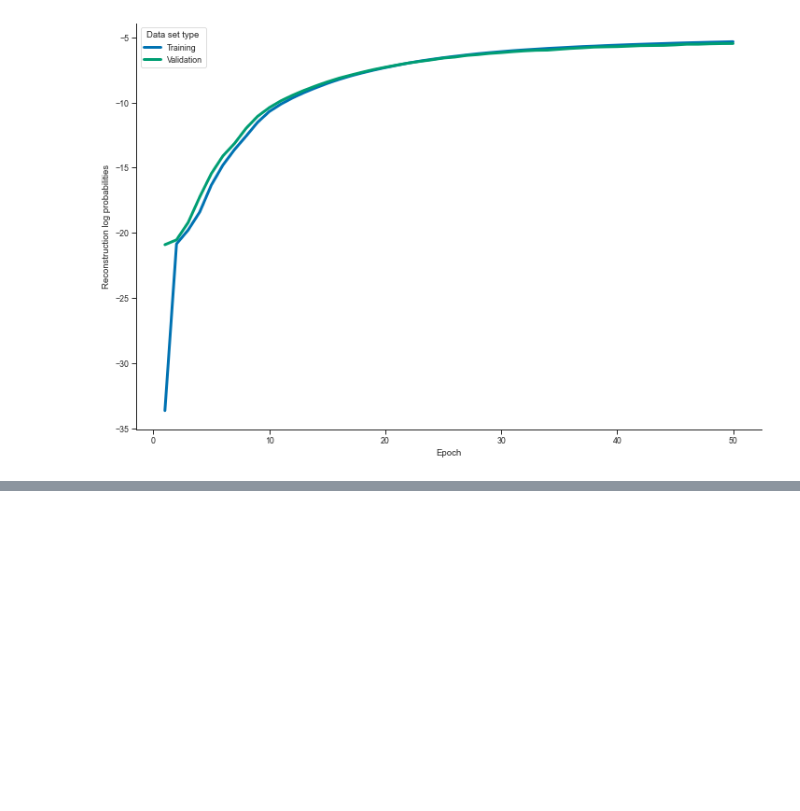
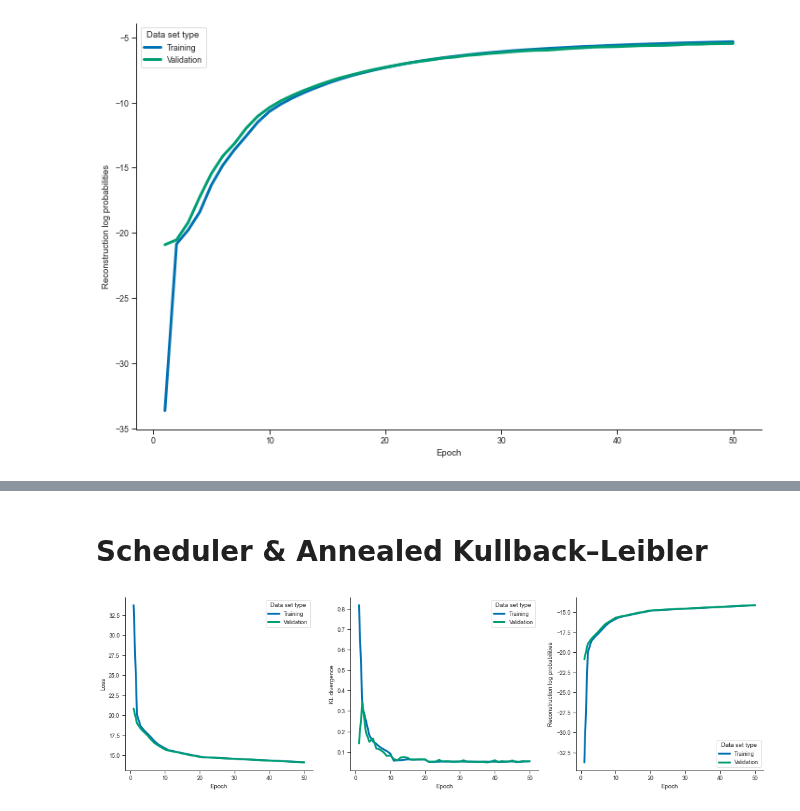
Before and after one commit to ThordurPall/vessel-trajectory-anomaly-detection, a Jupyter notebook: notebooks/Model Training/Explore Training & Validation Curves.ipynb, the cells around one changed output, grey strips where cells are left out. Cells and saved outputs as stored; diff of their text form; code cells hidden in the pictures; blank space fills up the shorter version.

```diff
--- a/notebooks/Model Training/Explore Training & Validation Curves.ipynb
+++ b/notebooks/Model Training/Explore Training & Validation Curves.ipynb
@@ -107,0 +121,7 @@ sns.despine()
+# %% [markdown]
+# Scheduler & Annealed Kullback–Leibler
+# %%
+df_scheduler_annealing = curves_df("Scheduler_Annealing", data_processed, scheduler=True, kl_annealing=True)
+plot_curves(df_scheduler_annealing)
+# %% [output]
+[figure, added]
```
Also changed, not shown: parts of 12 cells of this notebook, 1 other file.
